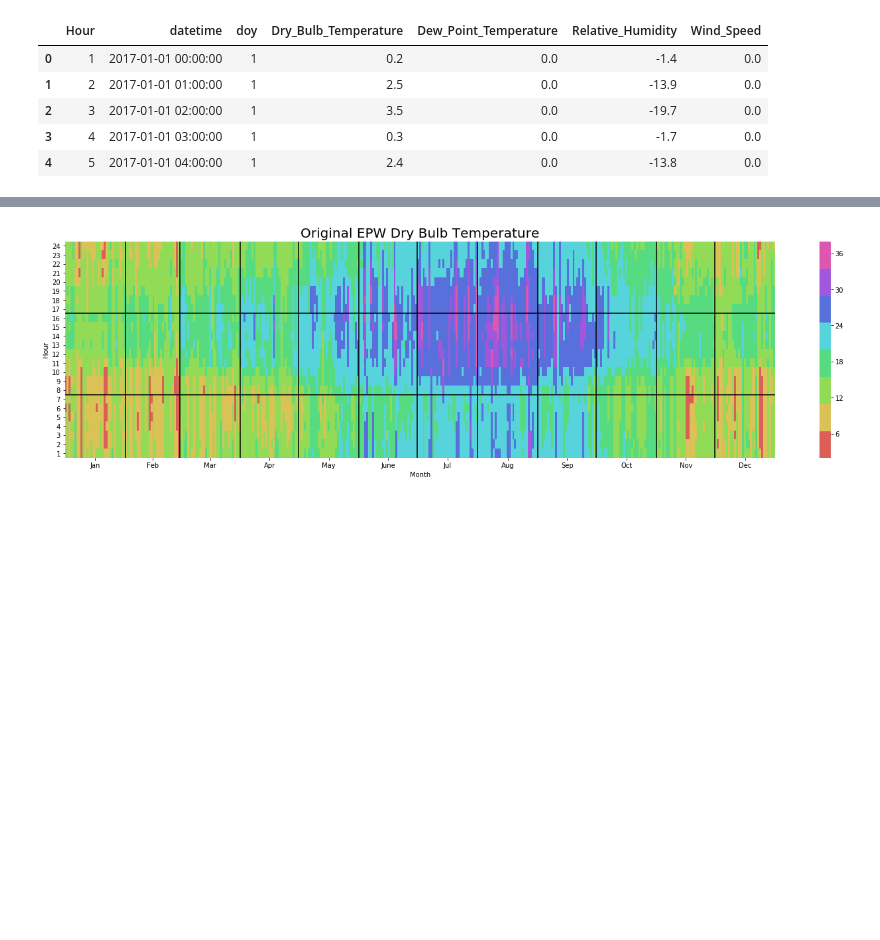
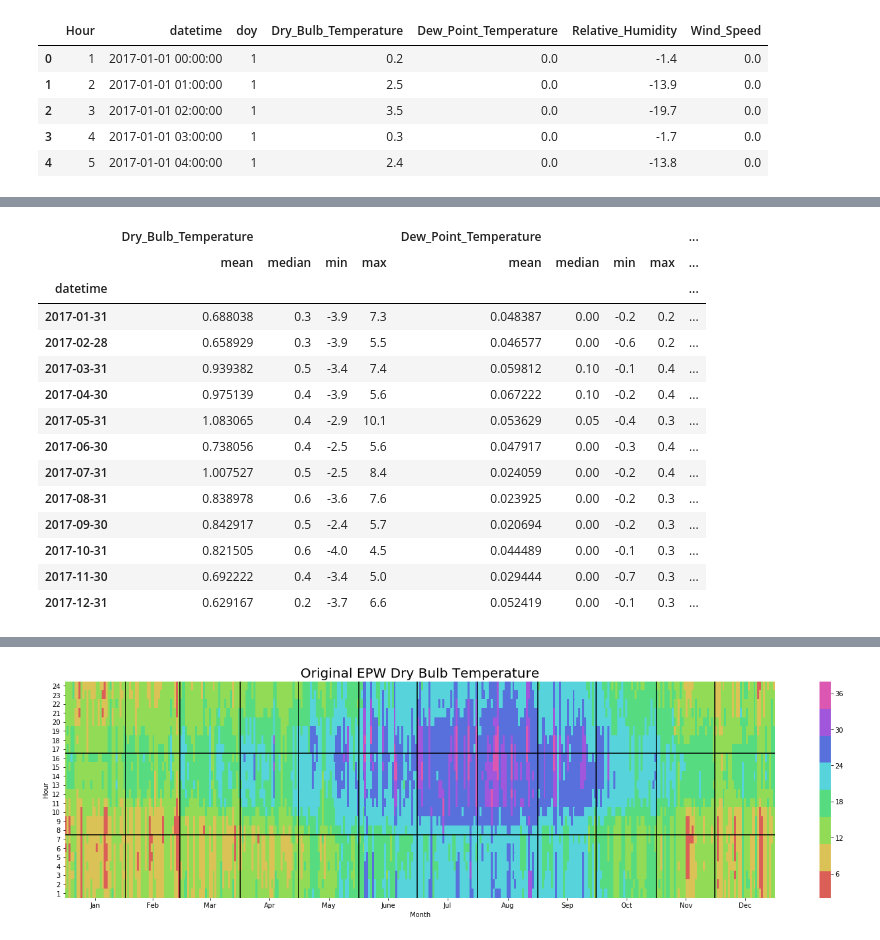
Before and after one commit to AntoineDao/lbt-dragonfly-tutorial, a Jupyter notebook: 1_Baseline_UHI.ipynb, the cells around one changed output, grey strips where cells are left out. Cells and saved outputs as stored; diff of their text form; code cells hidden in the pictures; blank space fills up the shorter version.

```diff
--- a/1_Baseline_UHI.ipynb
+++ b/1_Baseline_UHI.ipynb
@@ -313,0 +375,21 @@ See the caveats in the documentation: http://pandas.pydata.org/pandas-docs/stabl
+# %%
+diff.groupby(pd.Grouper(key='datetime', freq='M'))['Dry_Bulb_Temperature',
+                                                   'Dew_Point_Temperature',
+                                                   'Relative_Humidity',
+                                                   'Wind_Speed'].agg(['mean', 'median', 'min', 'max'])
+# %% [output]
+|  | Dry_Bulb_Temperature |  |  |  | Dew_Point_Temperature |  |  |  | ... |
+|  | mean | median | min | max | mean | median | min | max | ... |
+| datetime |  |  |  |  |  |  |  |  | ... |
+| 2017-01-31 | 0.688038 | 0.3 | -3.9 | 7.3 | 0.048387 | 0.00 | -0.2 | 0.2 | ... |
+| 2017-02-28 | 0.658929 | 0.3 | -3.9 | 5.5 | 0.046577 | 0.00 | -0.6 | 0.2 | ... |
+| 2017-03-31 | 0.939382 | 0.5 | -3.4 | 7.4 | 0.059812 | 0.10 | -0.1 | 0.4 | ... |
+| 2017-04-30 | 0.975139 | 0.4 | -3.9 | 5.6 | 0.067222 | 0.10 | -0.2 | 0.4 | ... |
+| 2017-05-31 | 1.083065 | 0.4 | -2.9 | 10.1 | 0.053629 | 0.05 | -0.4 | 0.3 | ... |
+| 2017-06-30 | 0.738056 | 0.4 | -2.5 | 5.6 | 0.047917 | 0.00 | -0.3 | 0.4 | ... |
+| 2017-07-31 | 1.007527 | 0.5 | -2.5 | 8.4 | 0.024059 | 0.00 | -0.2 | 0.4 | ... |
+| 2017-08-31 | 0.838978 | 0.6 | -3.6 | 7.6 | 0.023925 | 0.00 | -0.2 | 0.3 | ... |
+| 2017-09-30 | 0.842917 | 0.5 | -2.4 | 5.7 | 0.020694 | 0.00 | -0.2 | 0.3 | ... |
+| 2017-10-31 | 0.821505 | 0.6 | -4.0 | 4.5 | 0.044489 | 0.00 | -0.1 | 0.3 | ... |
+| 2017-11-30 | 0.692222 | 0.4 | -3.4 | 5.0 | 0.029444 | 0.00 | -0.7 | 0.3 | ... |
+| 2017-12-31 | 0.629167 | 0.2 | -3.7 | 6.6 | 0.052419 | 0.00 | -0.1 | 0.3 | ... |
```
Also changed, not shown: parts of 18 cells of this notebook.
